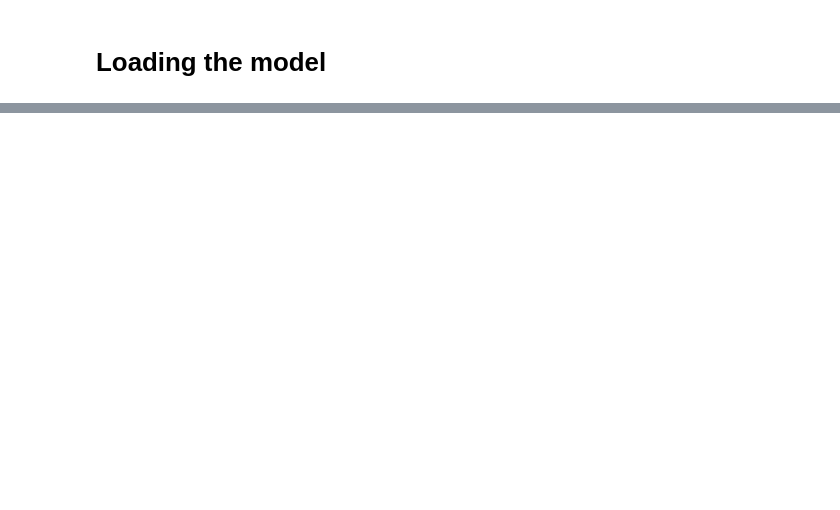
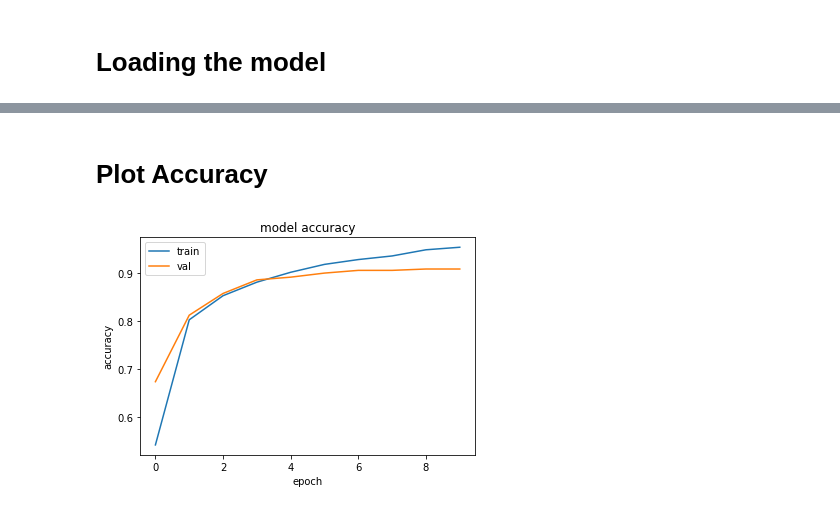
Before and after one commit to Dalibaba/ImageClassification, a Jupyter notebook: ImageClassification.ipynb, the cells around one changed output, grey strips where cells are left out. Cells and saved outputs as stored; diff of their text form; code cells hidden in the pictures; blank space fills up the shorter version.

```diff
--- a/ImageClassification.ipynb
+++ b/ImageClassification.ipynb
@@ -49,0 +177,29 @@ TESET DATA
+# %%
+# increase batch size
+train_generator = train_datagenerator.flow_from_directory(
+                  directory=TRAIN_IMAGE_DIRECTORY,
+                  target_size=(IMAGE_WIDTH, IMAGE_HEIGHT), # resize to this size
+                  color_mode="rgb", # for coloured images
+                  batch_size=BATCH_SIZE, # number of images to extract from folder for every batch
+                  class_mode="categorical", # classes to predict
+                  seed=2020 # to make the result reproducible
+                  )
+
+val_generator = val_datagenerator.flow_from_directory(
+    VAL_IMAGE_DIRECTORY,
+    target_size=(IMAGE_WIDTH, IMAGE_HEIGHT),
+    color_mode="rgb", # for coloured images
+    batch_size=BATCH_SIZE, # number of images to extract from folder for every batch
+    class_mode="categorical", # classes to predict
+    seed=2020) # to make the result reproducible) # set as validation data
+
+#Test data generator for USING the Test Data set during training
+
+
+test_generator = test_datagenerator.flow_from_directory(
+    TEST_IMAGE_DIRECTORY,
+    target_size=(IMAGE_WIDTH, IMAGE_HEIGHT),
+    color_mode="rgb", # for coloured images
+    batch_size=1, # number of images to extract from folder for every batch
+    class_mode="categorical", # classes to predict
+    seed=2020) # to make the result reproducible) # set as validation data
@@ -49,0 +210,7 @@ TESET DATA
+# %%
+history = FINAL_MODEL.fit(
+    train_generator,
+    steps_per_epoch = np.floor(train_generator.samples  // BATCH_SIZE),#-> in this way, each training sample is augmented one time in each epoch
+    validation_data = val_generator,
+    validation_steps = np.floor(val_generator.samples  // BATCH_SIZE),
+    epochs = 10)
@@ -49,0 +237,12 @@ TESET DATA
+# %% [markdown]
+# Plot Accuracy
+# %%
+plt.plot(history.history['acc'])
+plt.plot(history.history['val_acc'])
+plt.title('model accuracy')
+plt.ylabel('accuracy')
+plt.xlabel('epoch')
+plt.legend(['train', 'val'], loc='upper left')
+plt.show()
+# %% [output]
+[figure, added]
```
Also changed, not shown: parts of 18 cells of this notebook.
